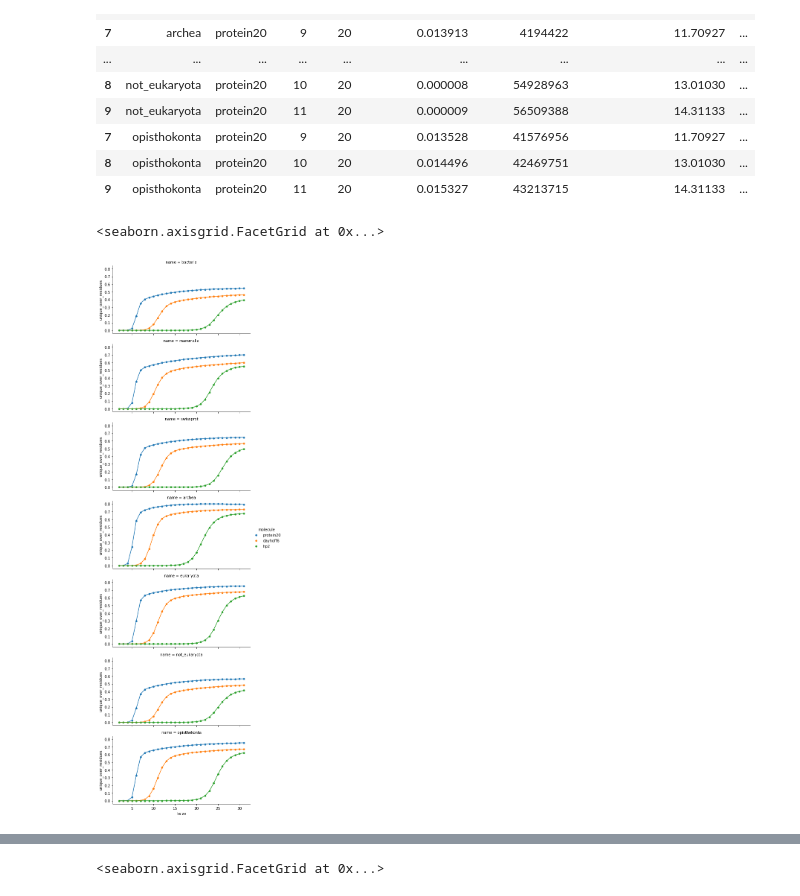
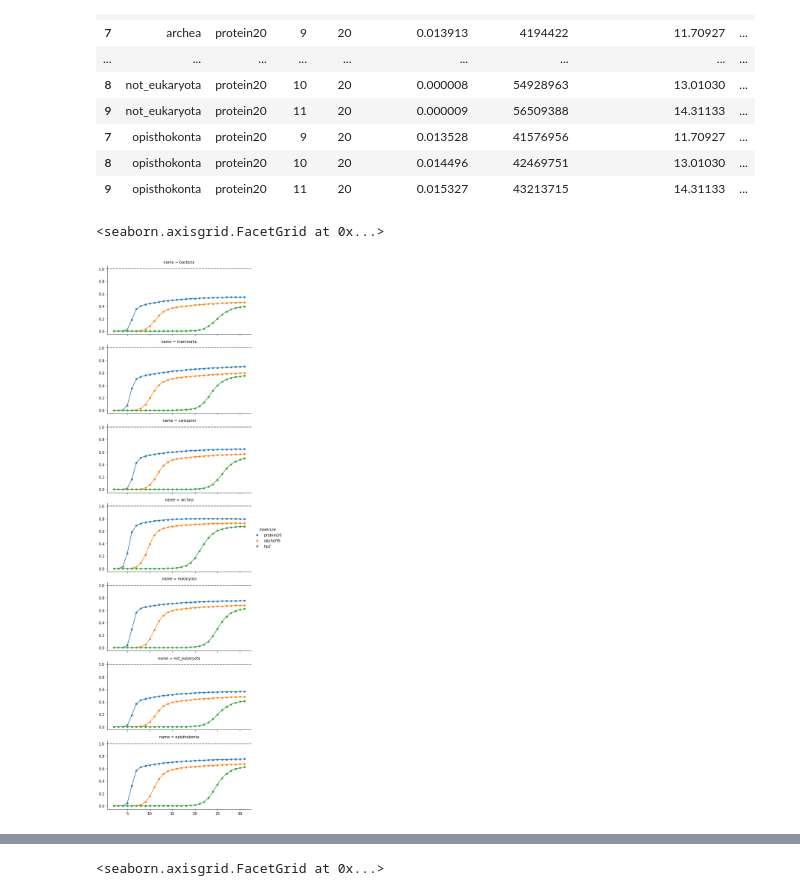
Before and after one commit to czbiohub-sf/scrnaseq-for-the-99-percent, a Jupyter notebook: notebooks/101_visualze_theoretical_vs_observed_kmers.ipynb, the cells around one changed output, grey strips where cells are left out. Cells and saved outputs as stored; diff of their text form; code cells hidden in the pictures.

```diff
--- a/notebooks/101_visualze_theoretical_vs_observed_kmers.ipynb
+++ b/notebooks/101_visualze_theoretical_vs_observed_kmers.ipynb
@@ -332,15 +343,15 @@ index_stats_lengths.query('(molecule == "protein20") & (ksize > 8) & (ksize < 12
 # %%
 g = sns.FacetGrid(aspect=2, height=3,
             data=index_stats_lengths, hue='molecule', col='name', col_wrap=1)
 
 g.map(sns.scatterplot, 'ksize', 'unique_over_residues')
 g.map(plt.plot, 'ksize', 'unique_over_residues')
 
-# g.map(plt.axhline, y=-4, color='black', linestyle='--')
+g.map(plt.axhline, y=1, color='grey', linestyle='--', zorder=-1)
 g.add_legend()
 # %% [output]
 <seaborn.axisgrid.FacetGrid at 0x...>
-[figure, old version]
+[figure, new version]
 # %%
 g = sns.FacetGrid(aspect=2, height=3, hue_order=database_order, palette='Set2',
             data=index_stats_lengths, hue='name', col='molecule', col_wrap=1)
```
Also changed, not shown: parts of 4 cells of this notebook.
